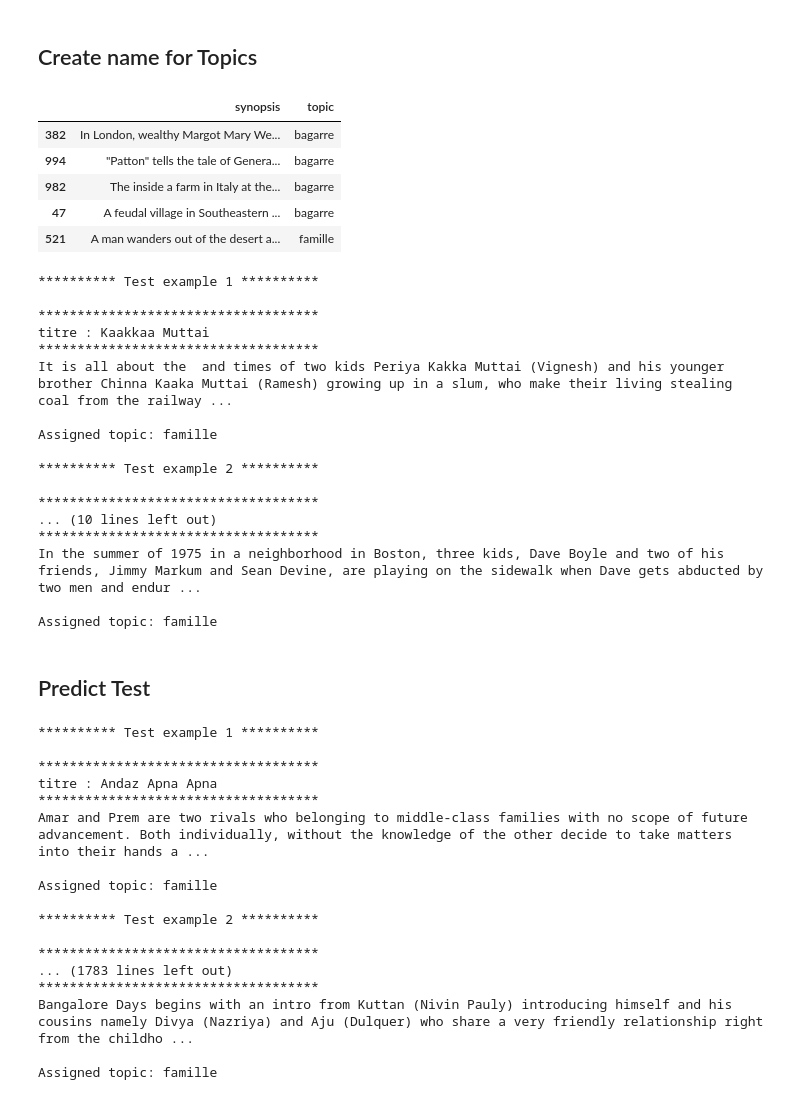
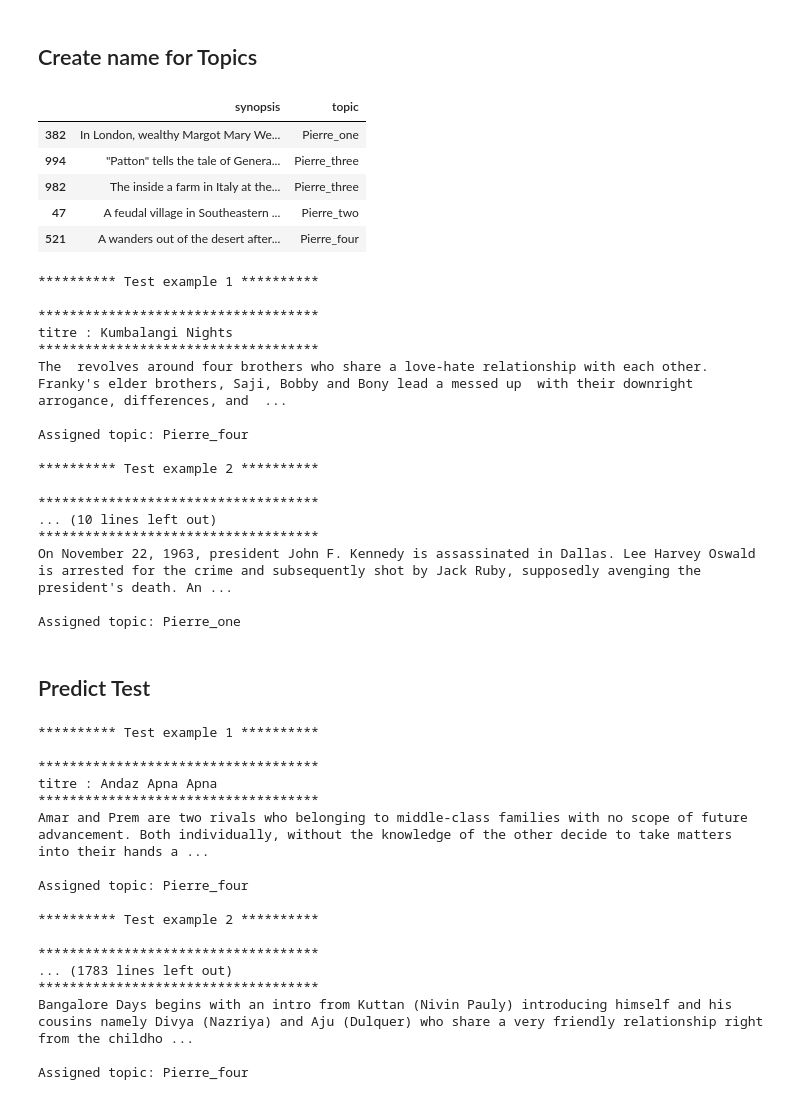
Before and after one commit to art2mkl/brief_NLP_IMDB, a Jupyter notebook: NLP_IMDB.ipynb, the cells around one changed output. Drawn from its saved outputs; the diff is of its cells as text; code cells hidden in the pictures.

```diff
--- a/NLP_IMDB.ipynb
+++ b/NLP_IMDB.ipynb
@@ -139,6 +139,30 @@ df['synopsis'] = df['synopsis'].apply(lambda x: x.replace('life',''))
 
 #delete year
 df['synopsis'] = df['synopsis'].apply(lambda x: x.replace('year',''))
+
+#delete man
+df['synopsis'] = df['synopsis'].apply(lambda x: x.replace('man',''))
+
+#delete story
+df['synopsis'] = df['synopsis'].apply(lambda x: x.replace('story',''))
+
+#delete time
+df['synopsis'] = df['synopsis'].apply(lambda x: x.replace('time',''))
+
+#delete movie
+df['synopsis'] = df['synopsis'].apply(lambda x: x.replace('movie',''))
+
+#delete film
+df['synopsis'] = df['synopsis'].apply(lambda x: x.replace('film',''))
+
+#delete Tamil
+df['synopsis'] = df['synopsis'].apply(lambda x: x.replace('Tamil',''))
+
+#delete tamil
+df['synopsis'] = df['synopsis'].apply(lambda x: x.replace('tamil',''))
+
+#delete come
+df['synopsis'] = df['synopsis'].apply(lambda x: x.replace('come',''))
 # %% [markdown]
 ## Preprocessing
 # %%
@@ -154,7 +178,9 @@ def preprocess_text(document):
     tokens = tokeniser.tokenize(document)
 
     # Tag words with POS tag
-    pos_map = {'J': 'a', 'N': 'n', 'R': 'r', 'V': 'v'}
+    #pos_map = {'J': 'a', 'N': 'n', 'R': 'r', 'V': 'v'}
+    pos_map = {'N': 'n'}
+
     pos_tags = pos_tag(tokens)
 
     # Lowercase and lemmatise
@@ -224,11 +256,11 @@ def describe_topics(lda, feature_names, top_n_words=5, show_weight=False):
 #Topics creation fon n_components = n
 
 #**************************************
-n_components = 2
+n_components = 4
 #**************************************
 
 pipe = Pipeline([('vectoriser', CountVectorizer(analyzer=preprocess_text, min_df=5)),
-                 ('lda', LatentDirichletAllocation(n_components=n_components, learning_method='batch', random_state=0))])
+                 ('lda', LatentDirichletAllocation(n_components=n_components, topic_word_prior = 0.9, doc_topic_prior = 0.1, learning_method='batch', random_state=0))])
 pipe.fit(X_train['synopsis'])
 # Inspect topics
 feature_names = pipe['vectoriser'].get_feature_names()
@@ -264,7 +302,7 @@ top_prob = [f'prob{i}' for i in range(1,n_components+1)]
 last_topic = f'topic{n_components}'
 
 for record in train.index:
-    top = train.loc[record, 'topic1':last_topic].astype(float).nlargest(5)
+    top = train.loc[record, 'topic1':last_topic].astype(float).nlargest(n_components)
     train.loc[record, top_liste] = top.index
     train.loc[record, top_prob] = top.values
 train.drop(['synopsis'], axis=1).head()
@@ -346,17 +384,22 @@ for i in range(n_components):
 # %% [markdown]
 ## Create name for Topics
 # %%
-topic_mapping = {'topic1': 'bagarre',
-                 'topic2': 'famille'}
+topic_mapping = {
+    'topic1': "Pierre_one",
+    'topic2': "Pierre_three",
+    'topic3':"Pierre_two",
+    'topic4':"Pierre_four"
+
+}
 train['topic'] = train['top1'].map(topic_mapping)
 train[['synopsis', 'topic']].head()
 # %% [output]
 |  | synopsis | topic |
-| 382 | In London, wealthy Margot Mary We... | bagarre |
-| 994 | "Patton" tells the tale of Genera... | bagarre |
-| 982 | The inside a farm in Italy at the... | bagarre |
-| 47 | A feudal village in Southeastern ... | bagarre |
-| 521 | A man wanders out of the desert a... | famille |
+| 382 | In London, wealthy Margot Mary We... | Pierre_one |
+| 994 | "Patton" tells the tale of Genera... | Pierre_three |
+| 982 | The inside a farm in Italy at the... | Pierre_three |
+| 47 | A feudal village in Southeastern ... | Pierre_two |
+| 521 | A wanders out of the desert after... | Pierre_four |
 # %%
 def assign_topic(document):
     #------------------------------------------------------------------------------------------------------
@@ -382,20 +425,20 @@ for i, document in enumerate(X_train.sample(3).values):
 ********** Test example 1 **********
 
 ************************************
-titre : Kaakkaa Muttai
+titre : Kumbalangi Nights
 ************************************
-It is all about the  and times of two kids Periya Kakka Muttai (Vignesh) and his younger brother Chinna Kaaka Muttai (Ramesh) growing up in a slum, who make their living stealing coal from the railway ...
+The  revolves around four brothers who share a love-hate relationship with each other. Franky's elder brothers, Saji, Bobby and Bony lead a messed up  with their downright arrogance, differences, and  ...
 
-Assigned topic: famille
+Assigned topic: Pierre_four
 
 ********** Test example 2 **********
 
 ************************************
 ... (10 lines left out)
 ************************************
-In the summer of 1975 in a neighborhood in Boston, three kids, Dave Boyle and two of his friends, Jimmy Markum and Sean Devine, are playing on the sidewalk when Dave gets abducted by two men and endur ...
+On November 22, 1963, president John F. Kennedy is assassinated in Dallas. Lee Harvey Oswald is arrested for the crime and subsequently shot by Jack Ruby, supposedly avenging the president's death. An ...
 
-Assigned topic: famille
+Assigned topic: Pierre_one
 # %% [markdown]
 ## Predict Test
 # %%
@@ -415,7 +458,7 @@ titre : Andaz Apna Apna
 ************************************
 Amar and Prem are two rivals who belonging to middle-class families with no scope of future advancement. Both individually, without the knowledge of the other decide to take matters into their hands a ...
 
-Assigned topic: famille
+Assigned topic: Pierre_four
 
 ********** Test example 2 **********
 
@@ -424,4 +467,4 @@ Assigned topic: famille
 ************************************
 Bangalore Days begins with an intro from Kuttan (Nivin Pauly) introducing himself and his cousins namely Divya (Nazriya) and Aju (Dulquer) who share a very friendly relationship right from the childho ...
 
-Assigned topic: famille
+Assigned topic: Pierre_four
```
Also changed, not shown: parts of 10 cells of this notebook.
